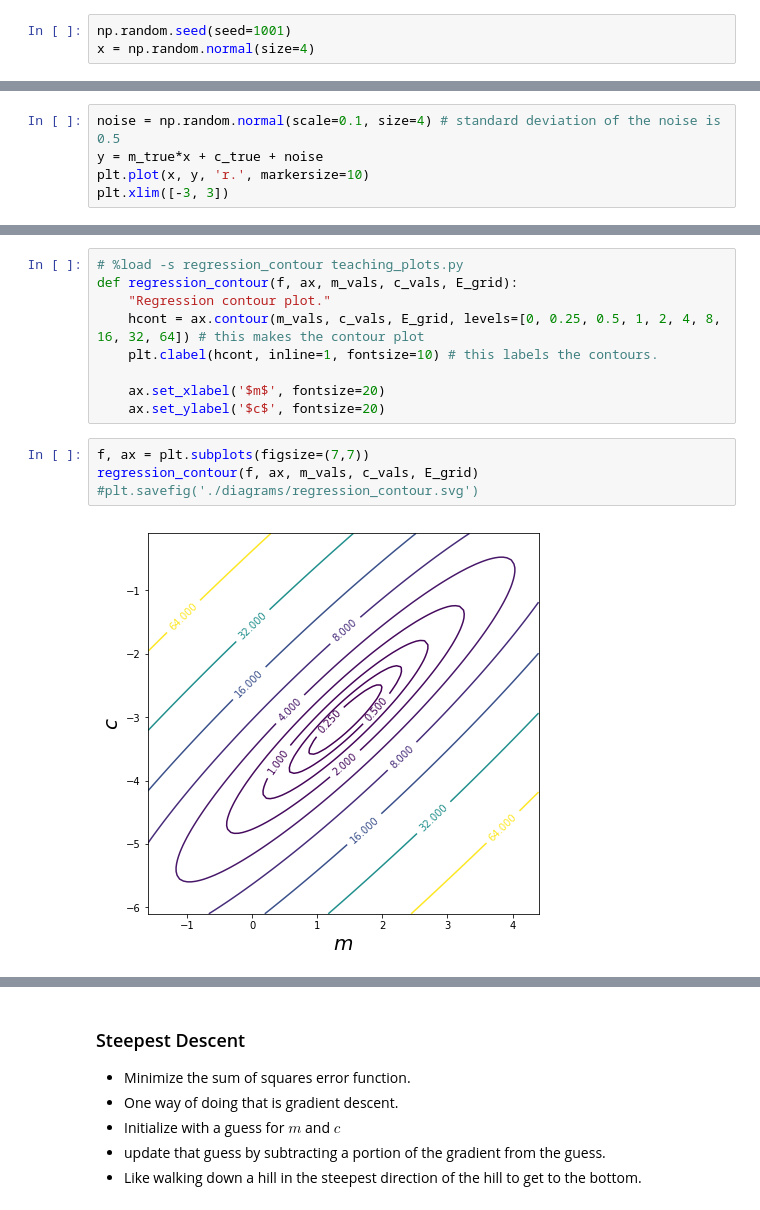
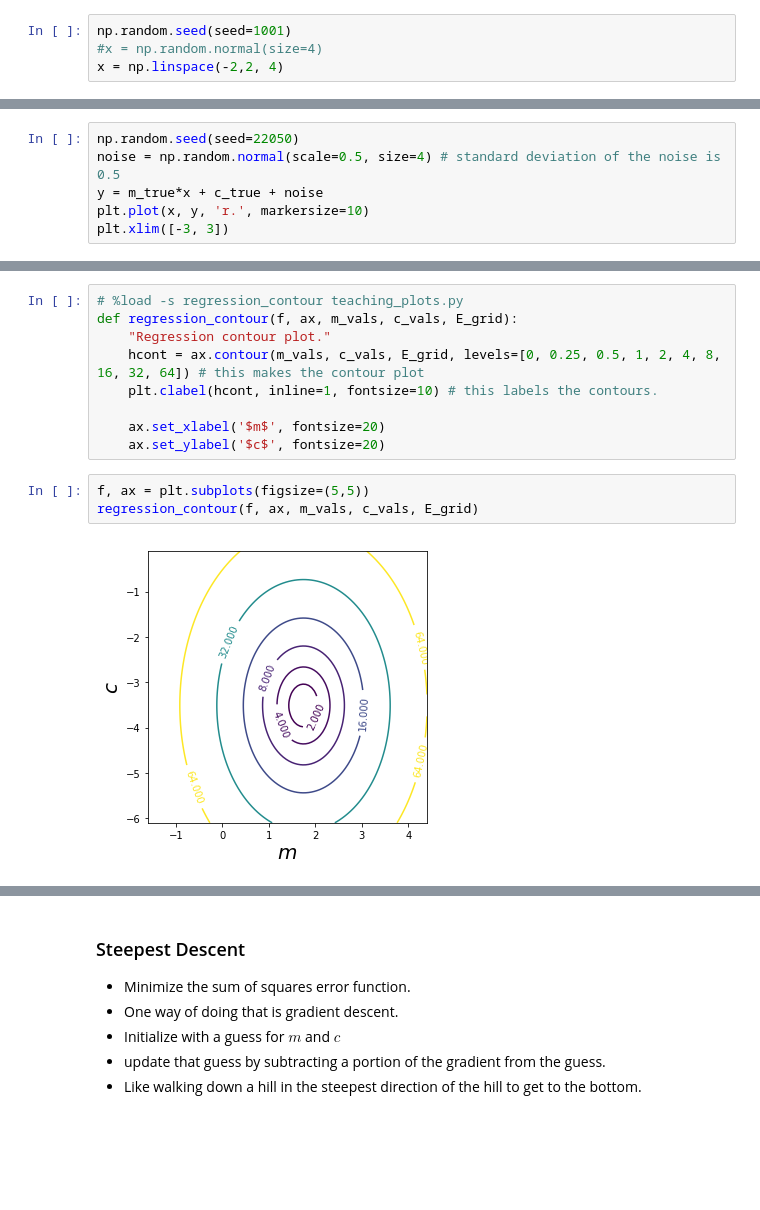
Before and after one commit to TUOS-COM-4509-6509-2018-19/assignment-2-AvalonKn, a Jupyter notebook: s2_objective.ipynb, the cells around one changed output, grey strips where cells are left out. Saved outputs shown, nothing was run; the diff lists cells and outputs as text; blank space fills up the shorter version.

```diff
--- a/s2_objective.ipynb
+++ b/s2_objective.ipynb
@@ -235,7 +346,8 @@ $$E(m, c) = \sum_{i=1}^n (y_i - f(x_i))^2$$
 - Create an artifical data set.
 # %%
 np.random.seed(seed=1001)
-x = np.random.normal(size=4)
+#x = np.random.normal(size=4)
+x = np.linspace(-2,2, 4)
 # %% [markdown]
 We now need to decide on a *true* value for $m$ and a *true* value for $c$ to use for generating the data.
 # %%
@@ -260,7 +372,8 @@ These points lie exactly on a straight line, that's not very realistic, let's co
 # %% [markdown]
 ### Noise Corrupted Plot
 # %%
-noise = np.random.normal(scale=0.1, size=4) # standard deviation of the noise is 0.5
+np.random.seed(seed=22050)
+noise = np.random.normal(scale=0.5, size=4) # standard deviation of the noise is 0.5
 y = m_true*x + c_true + noise
 plt.plot(x, y, 'r.', markersize=10)
 plt.xlim([-3, 3])
@@ -301,8 +414,7 @@ def regression_contour(f, ax, m_vals, c_vals, E_grid):
     ax.set_xlabel('$m$', fontsize=20)
     ax.set_ylabel('$c$', fontsize=20)
 # %%
-f, ax = plt.subplots(figsize=(7,7))
+f, ax = plt.subplots(figsize=(5,5))
 regression_contour(f, ax, m_vals, c_vals, E_grid)
-#plt.savefig('./diagrams/regression_contour.svg')
 # %% [output]
-[figure, old version]
+[figure, new version]
```
Also changed, not shown: parts of 37 cells of this notebook, 2 other files.
